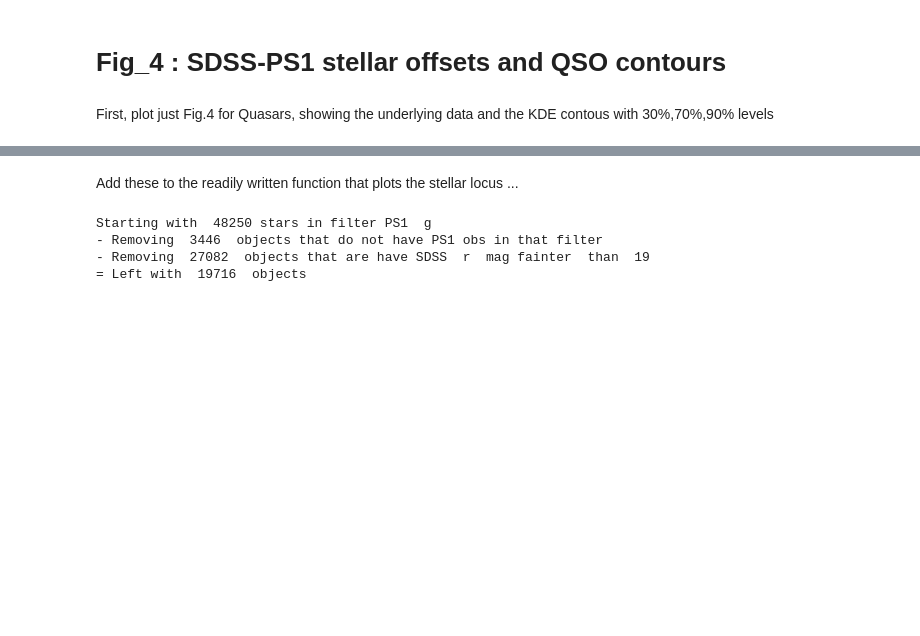
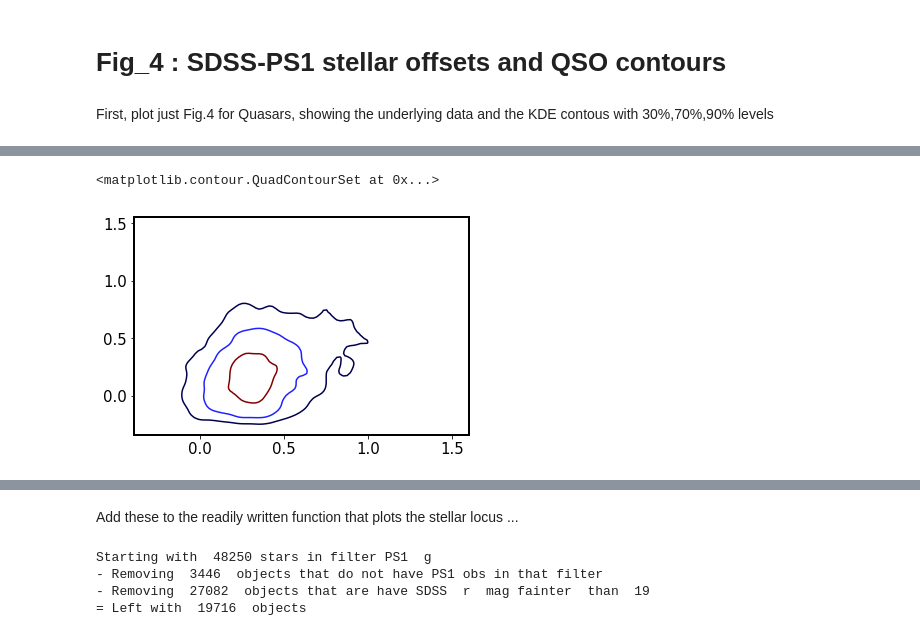
Before and after one commit to suberlak/PS1_SDSS_CRTS, a Jupyter notebook: code3/Fig_04_SDSS_PS1_stellar_offsets.ipynb, the cells around one changed output, grey strips where cells are left out. Drawn from its saved outputs; the diff is of its cells as text; code cells hidden in the pictures; blank space fills up the shorter version.

```diff
--- a/code3/Fig_04_SDSS_PS1_stellar_offsets.ipynb
+++ b/code3/Fig_04_SDSS_PS1_stellar_offsets.ipynb
@@ -30,3 +107,8 @@ First, plot just Fig.4 for Quasars, showing the underlying data and the KDE cont
+# %%
+plt.contour(xx,yy,z, cmap='seismic', levels=lev)
+# %% [output]
+<matplotlib.contour.QuadContourSet at 0x...>
+[figure, added]
 # %%
 %matplotlib inline
 
```
Also changed, not shown: parts of 9 cells of this notebook.
